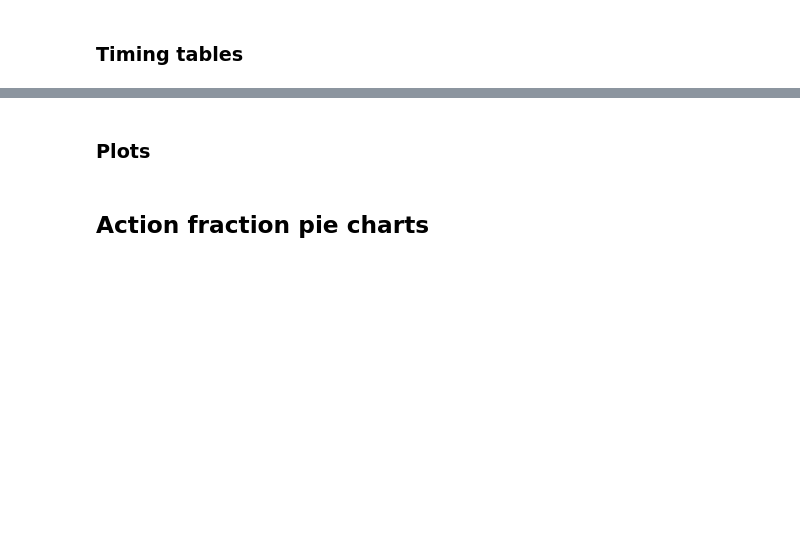
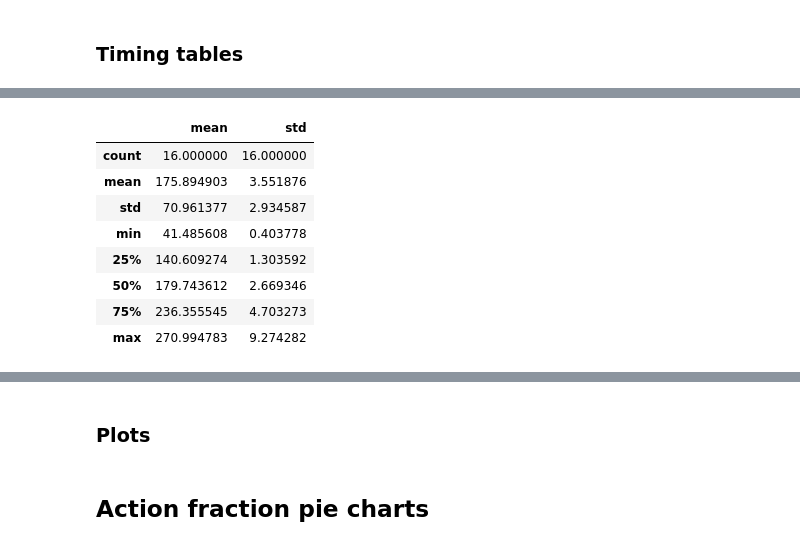
Before and after one commit to celeritas-project/regression, a Jupyter notebook: analysis.ipynb, the cells around one changed output, grey strips where cells are left out. Cells and saved outputs as stored; diff of their text form; code cells hidden in the pictures; blank space fills up the shorter version.

```diff
--- a/analysis.ipynb
+++ b/analysis.ipynb
@@ -207,0 +161,12 @@ speedup.dropna().style.format(float_fmt_transform(1))
+# %%
+(speedup.dropna() * 7).describe()
+# %% [output]
+|  | mean | std |
+| count | 16.000000 | 16.000000 |
+| mean | 175.894903 | 3.551876 |
+| std | 70.961377 | 2.934587 |
+| min | 41.485608 | 0.403778 |
+| 25% | 140.609274 | 1.303592 |
+| 50% | 179.743612 | 2.669346 |
+| 75% | 236.355545 | 4.703273 |
+| max | 270.994783 | 9.274282 |
```
Also changed, not shown: parts of 24 cells of this notebook, 14 other files.
